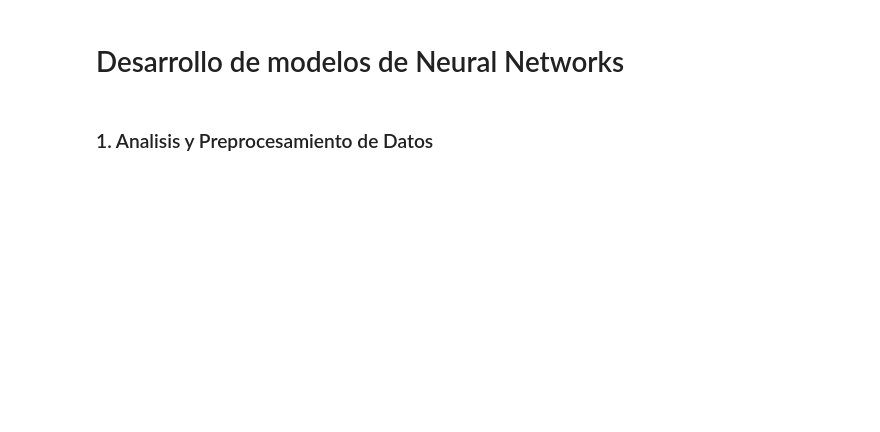
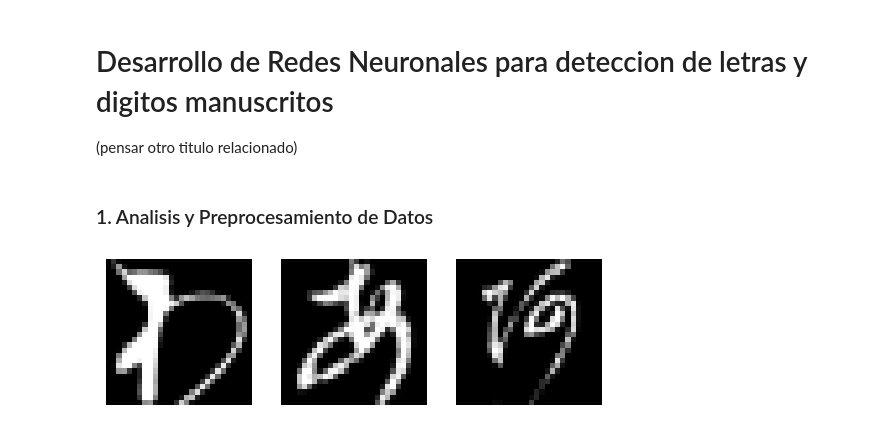
Before and after one commit to sofiyabo/Handwritten_Character_Classification_With_Neural_Networks, a Jupyter notebook: notebooks/Entrega_TP3.ipynb, the cells around one changed output. Drawn from its saved outputs; the diff is of its cells as text; code cells hidden in the pictures; blank space fills up the shorter version.

```diff
--- a/notebooks/Entrega_TP3.ipynb
+++ b/notebooks/Entrega_TP3.ipynb
@@ -17,4 +22,15 @@ ModuleNotFoundError: No module named 'models'
 # %% [markdown]
-# Desarrollo de modelos de Neural Networks
+# Desarrollo de Redes Neuronales para deteccion de letras y digitos manuscritos
+(pensar otro titulo relacionado)
 # %% [markdown]
 ### 1. Analisis y Preprocesamiento de Datos
+# %%
+Ximg, Yimg = prep.load_img("../data/raw/X_images.npy","../data/raw/Y_images.npy")
+
+for i in range(3):
+    plt.subplot(1, 3, i+1)
+    plt.imshow(Ximg[i].reshape(28, 28), cmap='gray')
+    plt.axis('off')
+plt.show()
+# %% [output]
+[figure, added]
```
Also changed, not shown: parts of 5 cells of this notebook, 7 other files.
